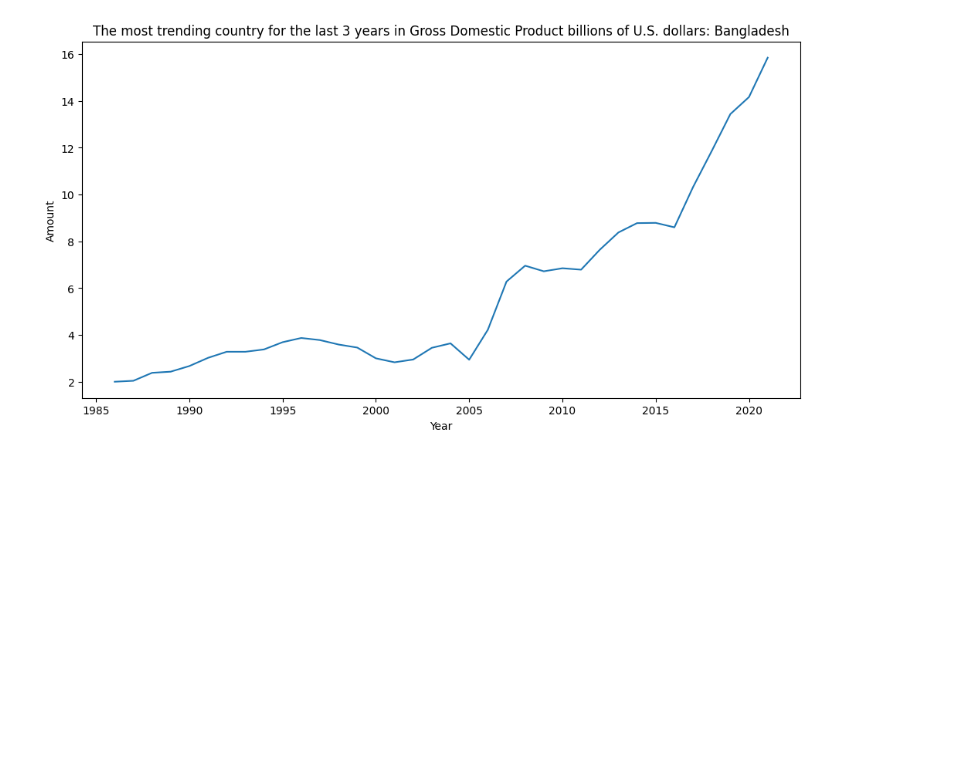
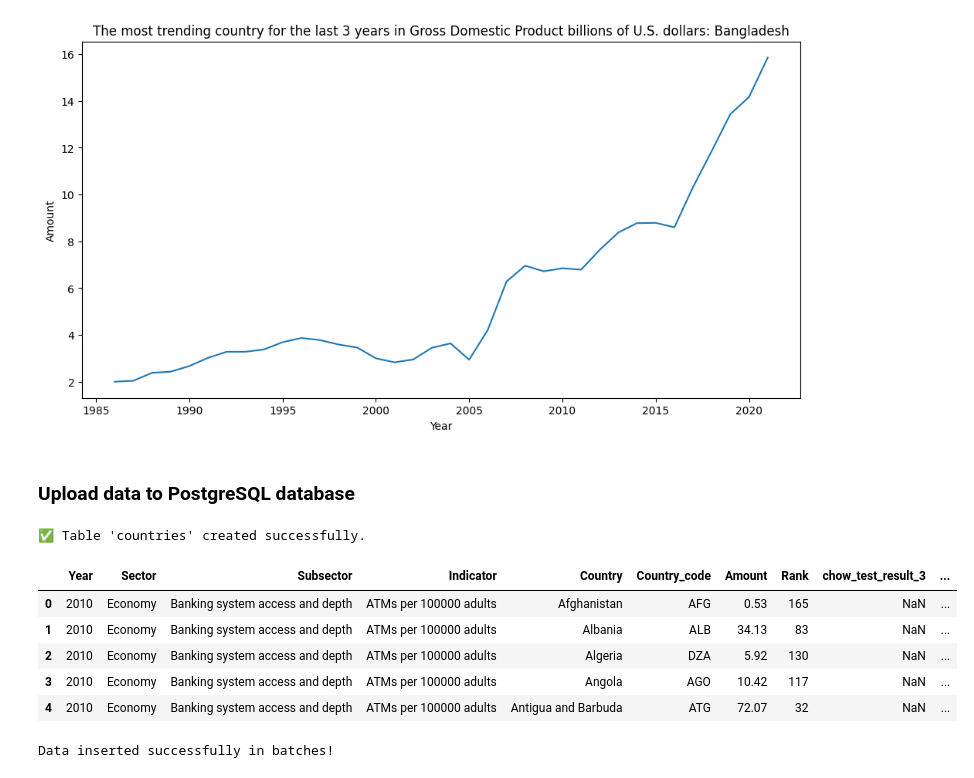
Before and after one commit to akshiin/Global-Data-Trend-Analysis, a Jupyter notebook: data_analysis.ipynb, the cells around one changed output. Cells and saved outputs as stored; diff of their text form; code cells hidden in the pictures; blank space fills up the shorter version.

Commit message:
fix: configured work with new PostgreSQL database

```diff
--- a/data_analysis.ipynb
+++ b/data_analysis.ipynb
@@ -366,3 +307,5 @@ plt.show()
 # %%
 # saving results
 final_df.to_csv("results.csv", index=False)
+# %% [markdown]
+### Upload data to PostgreSQL database
@@ -368,0 +318,40 @@ final_df.to_csv("results.csv", index=False)
+# %%
+conn = get_connection()
+cursor = conn.cursor()
+
+create_table_query = """
+DROP TABLE IF EXISTS countries;
+CREATE TABLE countries (
+    id SERIAL PRIMARY KEY,
+    year INTEGER,
+    sector TEXT,
+    subsector TEXT,
+    indicator TEXT,
+    country TEXT,
+    country_code TEXT,
+    amount NUMERIC,
+    rank NUMERIC,
+    chow_test_result_3 NUMERIC,
+    p_value_3 NUMERIC,
+    coeff_before_3 NUMERIC,
+    coeff_after_3 NUMERIC,
+    chow_test_result_5 NUMERIC,
+    p_value_5 NUMERIC,
+    coeff_before_5 NUMERIC,
+    coeff_after_5 NUMERIC,
+    chow_test_result_10 NUMERIC,
+    p_value_10 NUMERIC,
+    coeff_before_10 NUMERIC,
+    coeff_after_10 NUMERIC
+);
+"""
+
+cursor.execute(create_table_query)
+conn.commit()
+
+print("✅ Table 'countries' created successfully.")
+
+cursor.close()
+conn.close()
+# %% [output]
+✅ Table 'countries' created successfully.
@@ -368,0 +377,9 @@ final_df.to_csv("results.csv", index=False)
+# %%
+final_df.head()
+# %% [output]
+|  | Year | Sector | Subsector | Indicator | Country | Country_code | Amount | Rank | chow_test_result_3 | ... |
+| 0 | 2010 | Economy | Banking system access and depth | ATMs per 100000 adults | Afghanistan | AFG | 0.53 | 165 | NaN | ... |
+| 1 | 2010 | Economy | Banking system access and depth | ATMs per 100000 adults | Albania | ALB | 34.13 | 83 | NaN | ... |
+| 2 | 2010 | Economy | Banking system access and depth | ATMs per 100000 adults | Algeria | DZA | 5.92 | 130 | NaN | ... |
+| 3 | 2010 | Economy | Banking system access and depth | ATMs per 100000 adults | Angola | AGO | 10.42 | 117 | NaN | ... |
+| 4 | 2010 | Economy | Banking system access and depth | ATMs per 100000 adults | Antigua and Barbuda | ATG | 72.07 | 32 | NaN | ... |
@@ -368,0 +392,5 @@ final_df.to_csv("results.csv", index=False)
+# %%
+# Run the optimized insert function
+fast_insert(final_df)
+# %% [output]
+Data inserted successfully in batches!
```
Also changed, not shown: parts of 12 cells of this notebook, 4 other files.
